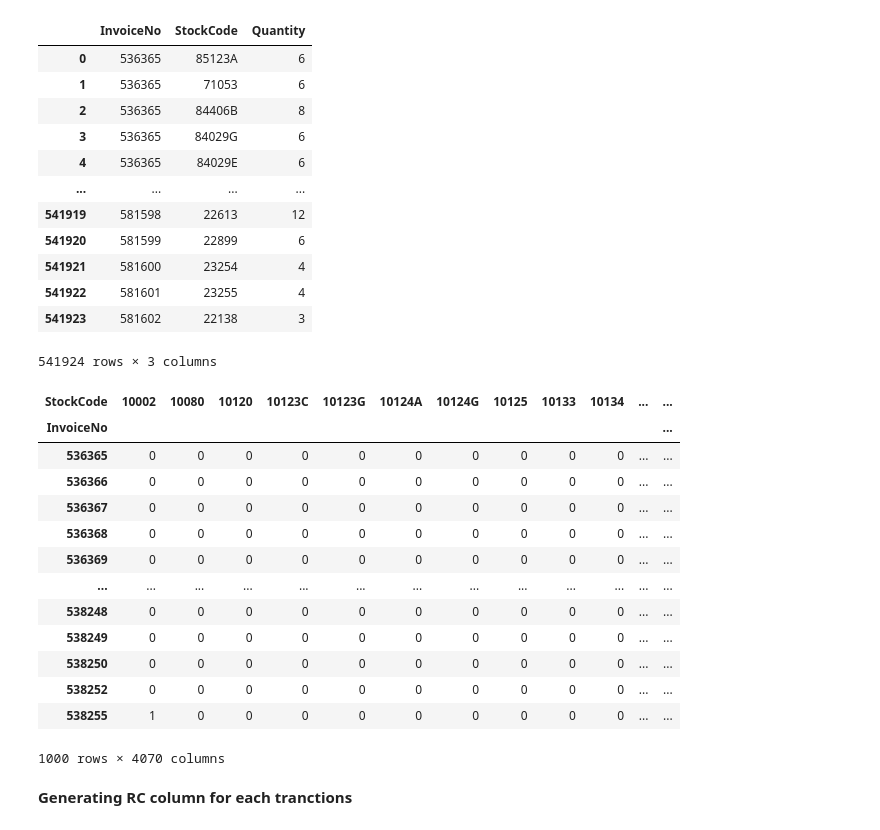
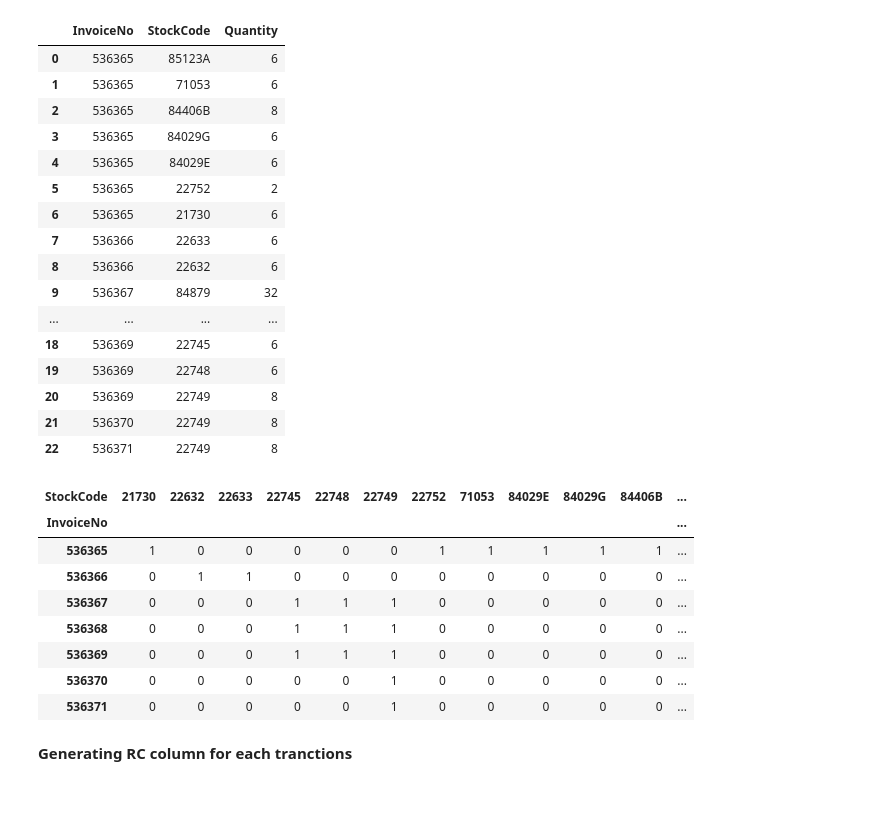
Before and after one commit to khysokhornrupp/RUPP-Apriori-, a Jupyter notebook: clean_apriori.ipynb, the cells around one changed output. Saved outputs shown, nothing was run; the diff lists cells and outputs as text; code cells hidden in the pictures; blank space fills up the shorter version.

```diff
--- a/clean_apriori.ipynb
+++ b/clean_apriori.ipynb
@@ -12,7 +13,7 @@ real_dataset_path = "/home/sokhorn/sokhorn/dataSet/data/Online Retail.csv"
 testing_dataset_path = '/home/sokhorn/sokhorn/dataSet/data/sample_data_set.csv'
 
 sample_dataset = pd.read_csv(
-    real_dataset_path, sep=',', usecols=[
+    testing_dataset_path, sep=',', usecols=[
         'InvoiceNo',
         'StockCode',
         'Quantity'
@@ -25,13 +26,17 @@ sample_dataset
 | 2 | 536365 | 84406B | 8 |
 | 3 | 536365 | 84029G | 6 |
 | 4 | 536365 | 84029E | 6 |
+| 5 | 536365 | 22752 | 2 |
+| 6 | 536365 | 21730 | 6 |
+| 7 | 536366 | 22633 | 6 |
+| 8 | 536366 | 22632 | 6 |
+| 9 | 536367 | 84879 | 32 |
 | ... | ... | ... | ... |
-| 541919 | 581598 | 22613 | 12 |
-| 541920 | 581599 | 22899 | 6 |
-| 541921 | 581600 | 23254 | 4 |
-| 541922 | 581601 | 23255 | 4 |
-| 541923 | 581602 | 22138 | 3 |
+| 18 | 536369 | 22745 | 6 |
+| 19 | 536369 | 22748 | 6 |
+| 20 | 536369 | 22749 | 8 |
+| 21 | 536370 | 22749 | 8 |
+| 22 | 536371 | 22749 | 8 |
-541924 rows × 3 columns
 # %%
 item_sets = (
     sample_dataset.groupby(['InvoiceNo', 'StockCode', ])['Quantity']
@@ -41,24 +46,19 @@ item_sets = (
 # item_sets = item_sets.iloc[:, :10]
 item_sets = item_sets.head(1000)
 # %%
-en_code = lambda x : 1 if x > 0  else 0
-item_sets = item_sets.applymap(en_code)
+item_sets = item_sets.applymap(lambda x: 1 if x > 0 else 0)
+item_sets.reindex(sorted(item_sets.columns), axis=1)
 item_sets
 # %% [output]
-| StockCode | 10002 | 10080 | 10120 | 10123C | 10123G | 10124A | 10124G | 10125 | 10133 | 10134 | ... | ... |
+| StockCode | 21730 | 22632 | 22633 | 22745 | 22748 | 22749 | 22752 | 71053 | 84029E | 84029G | 84406B | ... |
 | InvoiceNo |  |  |  |  |  |  |  |  |  |  |  | ... |
-| 536365 | 0 | 0 | 0 | 0 | 0 | 0 | 0 | 0 | 0 | 0 | ... | ... |
-| 536366 | 0 | 0 | 0 | 0 | 0 | 0 | 0 | 0 | 0 | 0 | ... | ... |
-| 536367 | 0 | 0 | 0 | 0 | 0 | 0 | 0 | 0 | 0 | 0 | ... | ... |
-| 536368 | 0 | 0 | 0 | 0 | 0 | 0 | 0 | 0 | 0 | 0 | ... | ... |
-| 536369 | 0 | 0 | 0 | 0 | 0 | 0 | 0 | 0 | 0 | 0 | ... | ... |
-| ... | ... | ... | ... | ... | ... | ... | ... | ... | ... | ... | ... | ... |
-| 538248 | 0 | 0 | 0 | 0 | 0 | 0 | 0 | 0 | 0 | 0 | ... | ... |
-| 538249 | 0 | 0 | 0 | 0 | 0 | 0 | 0 | 0 | 0 | 0 | ... | ... |
-| 538250 | 0 | 0 | 0 | 0 | 0 | 0 | 0 | 0 | 0 | 0 | ... | ... |
-| 538252 | 0 | 0 | 0 | 0 | 0 | 0 | 0 | 0 | 0 | 0 | ... | ... |
-| 538255 | 1 | 0 | 0 | 0 | 0 | 0 | 0 | 0 | 0 | 0 | ... | ... |
+| 536365 | 1 | 0 | 0 | 0 | 0 | 0 | 1 | 1 | 1 | 1 | 1 | ... |
+| 536366 | 0 | 1 | 1 | 0 | 0 | 0 | 0 | 0 | 0 | 0 | 0 | ... |
+| 536367 | 0 | 0 | 0 | 1 | 1 | 1 | 0 | 0 | 0 | 0 | 0 | ... |
+| 536368 | 0 | 0 | 0 | 1 | 1 | 1 | 0 | 0 | 0 | 0 | 0 | ... |
+| 536369 | 0 | 0 | 0 | 1 | 1 | 1 | 0 | 0 | 0 | 0 | 0 | ... |
+| 536370 | 0 | 0 | 0 | 0 | 0 | 1 | 0 | 0 | 0 | 0 | 0 | ... |
+| 536371 | 0 | 0 | 0 | 0 | 0 | 1 | 0 | 0 | 0 | 0 | 0 | ... |
-1000 rows × 4070 columns
 # %% [markdown]
 **Generating RC column for each tranctions**
 # %%
```
Also changed, not shown: parts of 82 cells of this notebook, 2 other files.
